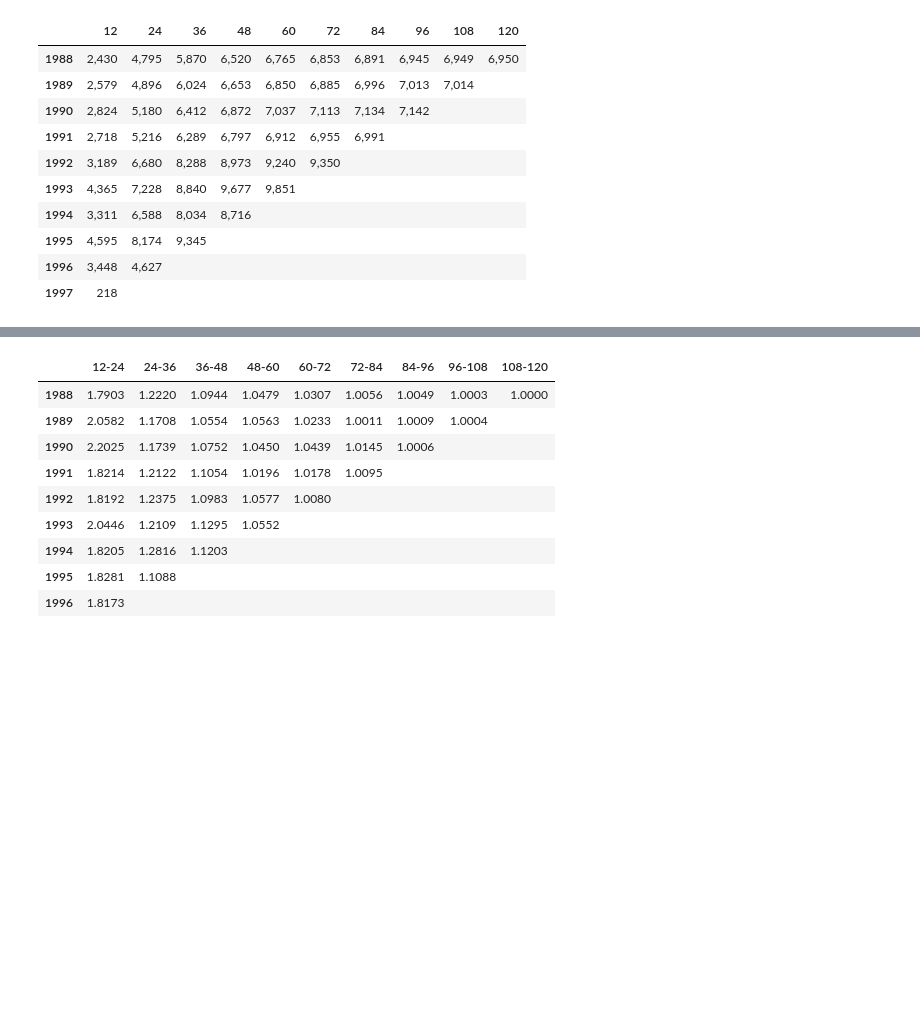
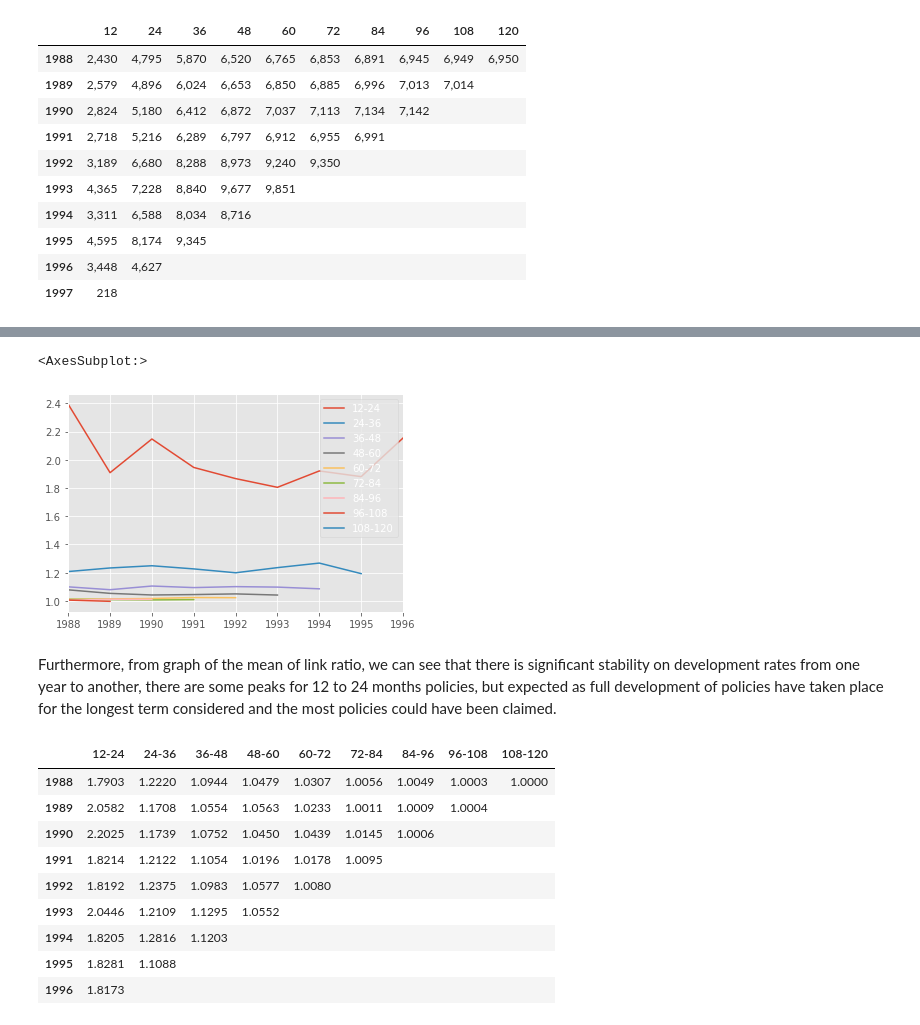
Before and after one commit to rtorresj-un/ML_applied_FinAct, a Jupyter notebook: IDA/IDA.ipynb, the cells around one changed output, grey strips where cells are left out. Cells and saved outputs as stored; diff of their text form; code cells hidden in the pictures; blank space fills up the shorter version.

```diff
--- a/IDA/IDA.ipynb
+++ b/IDA/IDA.ipynb
@@ -274,5 +283,12 @@ auto_triangles_filt = auto_triangles["IncurLoss_B", "CumPaidLoss_B"]
 # %%
 triangle_link = auto_triangles_filt.link_ratio
+# %%
+auto_triangles_filt.link_ratio["CumPaidLoss_B"].mean(axis=0).mean(axis=1).plot()
+# %% [output]
+<AxesSubplot:>
+[figure, added]
+# %% [markdown]
+Furthermore, from graph of the mean of link ratio, we can see that there is significant stability on development rates from one year to another, there are some peaks for 12 to 24 months policies, but expected as full development of policies have taken place for the longest term considered and the most policies could have been claimed.
 # %%
 triangle_link["CumPaidLoss_B"].iloc[3].heatmap()
 # %% [output]
```
Also changed, not shown: parts of 45 cells of this notebook, 3 other files.
